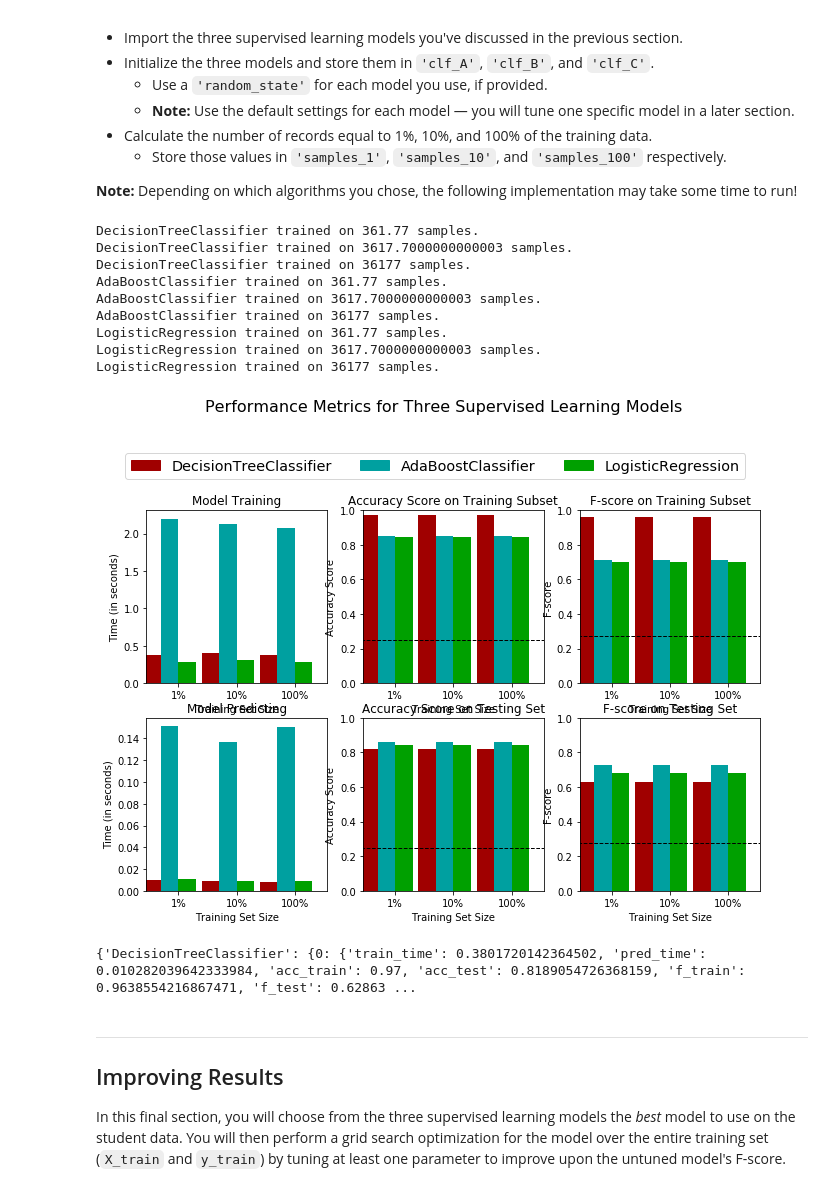
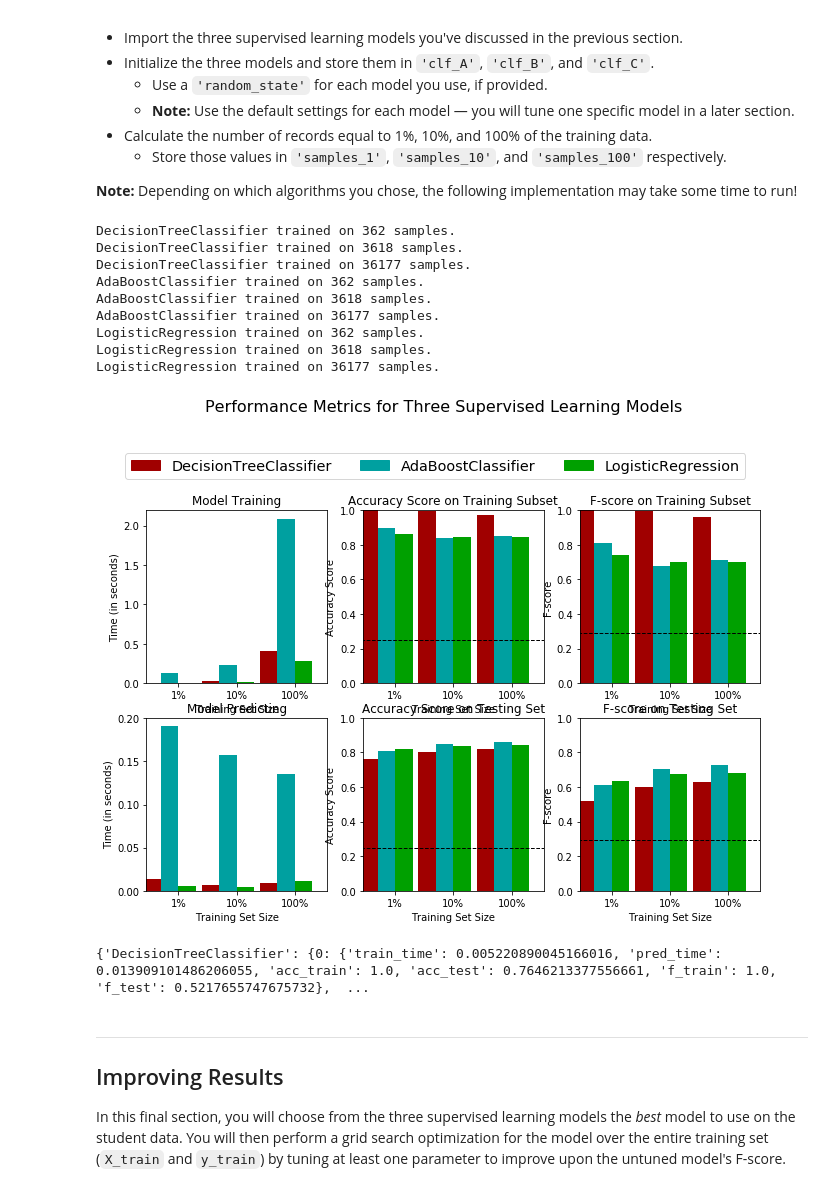
Before and after one commit to ElviraMingazova/Udacity, a Jupyter notebook: finding_donors/finding_donors.ipynb, the cells around one changed output. Drawn from its saved outputs; the diff is of its cells as text; code cells hidden in the pictures.

```diff
--- a/finding_donors/finding_donors.ipynb
+++ b/finding_donors/finding_donors.ipynb
@@ -273,7 +273,7 @@ recall = TP/(TP+FN)
 
 # TODO: Calculate F-score using the formula above for beta = 0.5 and correct values for precision and recall.
 beta = 0.5
-fscore = (1 + beta ** 2) * (precision * recall)/(precision * beta + recall)
+fscore = (1 + beta ** 2) * (precision * recall)/(precision * beta**2 + recall)
 
 # Print the results
 print("Naive Predictor: [Accuracy score: {:.4f}, F-score: {:.4f}]".format(accuracy, fscore))
@@ -361,7 +361,7 @@ def train_predict(learner, sample_size, X_train, y_train, X_test, y_test):
 
     # TODO: Fit the learner to the training data using slicing with 'sample_size' using .fit(training_features[:], training_labels[:])
     start = time() # Get start time
-    learner = learner.fit(X_train, y_train)
+    learner = learner.fit(X_train[:sample_size], y_train[:sample_size])
     end = time() # Get end time
 
     # TODO: Calculate the training time
@@ -409,47 +409,47 @@ In the code cell, you will need to implement the following:
 # TODO: Import the three supervised learning models from sklearn
 
 from sklearn.tree import DecisionTreeClassifier
 from sklearn.ensemble import AdaBoostClassifier
 from sklearn.linear_model import LogisticRegression
 
 # TODO: Initialize the three models
 clf_A = DecisionTreeClassifier(random_state=2)
 clf_B = AdaBoostClassifier(random_state=2)
-clf_C = LogisticRegression(random_state=2, solver='liblinear')# had to specify solver to avoid a warning message
+clf_C = LogisticRegression(random_state=2, solver='liblinear')# had to specify the solver to avoid a warning message
 
 # TODO: Calculate the number of samples for 1%, 10%, and 100% of the training data
 # HINT: samples_100 is the entire training set i.e. len(y_train)
 # HINT: samples_10 is 10% of samples_100 (ensure to set the count of the values to be `int` and not `float`)
 # HINT: samples_1 is 1% of samples_100 (ensure to set the count of the values to be `int` and not `float`)
 samples_100 = len(y_train)
-samples_10 = len(y_train) * 0.1
-samples_1 = len(y_train) * 0.01
+samples_10 = round(len(y_train) * 0.1)
+samples_1 = round(len(y_train) * 0.01)
 
 # Collect results on the learners
 results = {}
 for clf in [clf_A, clf_B, clf_C]:
     clf_name = clf.__class__.__name__
     results[clf_name] = {}
     for i, samples in enumerate([samples_1, samples_10, samples_100]):
         results[clf_name][i] = \
         train_predict(clf, samples, X_train, y_train, X_test, y_test)
 # Run metrics visualization for the three supervised learning models chosen
 vs.evaluate(results, accuracy, fscore)
 # %% [output]
-DecisionTreeClassifier trained on 361.77 samples.
-DecisionTreeClassifier trained on 3617.7000000000003 samples.
+DecisionTreeClassifier trained on 362 samples.
+DecisionTreeClassifier trained on 3618 samples.
 DecisionTreeClassifier trained on 36177 samples.
-AdaBoostClassifier trained on 361.77 samples.
-AdaBoostClassifier trained on 3617.7000000000003 samples.
+AdaBoostClassifier trained on 362 samples.
+AdaBoostClassifier trained on 3618 samples.
 AdaBoostClassifier trained on 36177 samples.
-LogisticRegression trained on 361.77 samples.
-LogisticRegression trained on 3617.7000000000003 samples.
+LogisticRegression trained on 362 samples.
+LogisticRegression trained on 3618 samples.
 LogisticRegression trained on 36177 samples.
-[figure, old version]
+[figure, new version]
 # %%
 print(results)
 # %% [output]
-{'DecisionTreeClassifier': {0: {'train_time': 0.3801720142364502, 'pred_time': 0.010282039642333984, 'acc_train': 0.97, 'acc_test': 0.8189054726368159, 'f_train': 0.9638554216867471, 'f_test': 0.62863 ...
+{'DecisionTreeClassifier': {0: {'train_time': 0.005220890045166016, 'pred_time': 0.013909101486206055, 'acc_train': 1.0, 'acc_test': 0.7646213377556661, 'f_train': 1.0, 'f_test': 0.5217655747675732},  ...
 # %% [markdown]
 ----
 ## Improving Results
```
Also changed, not shown: parts of 11 cells of this notebook, 1 other file.
